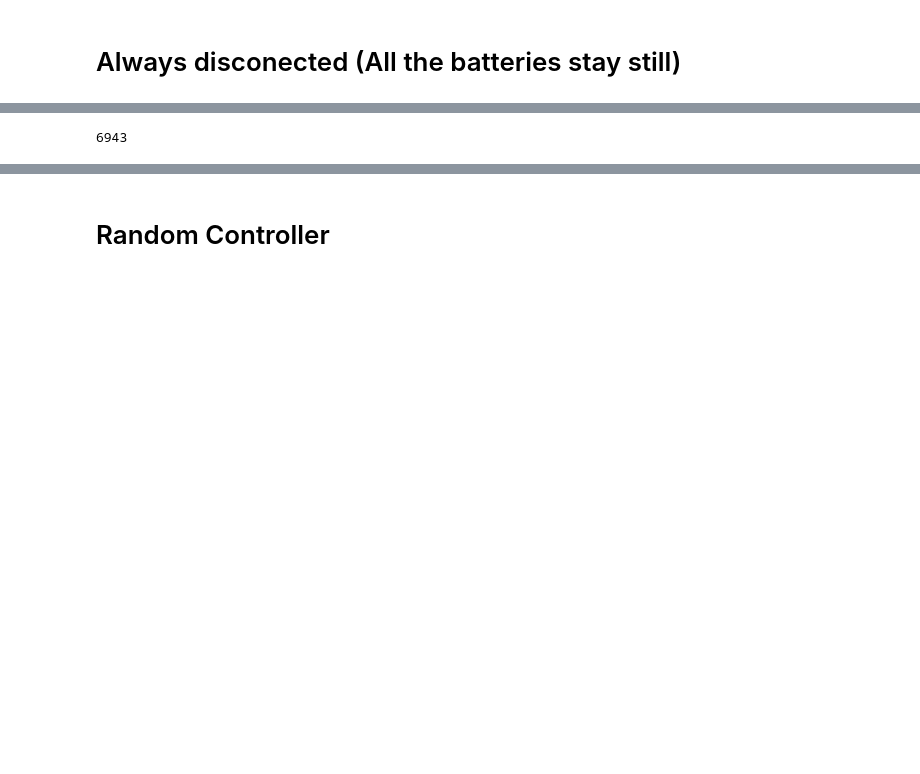
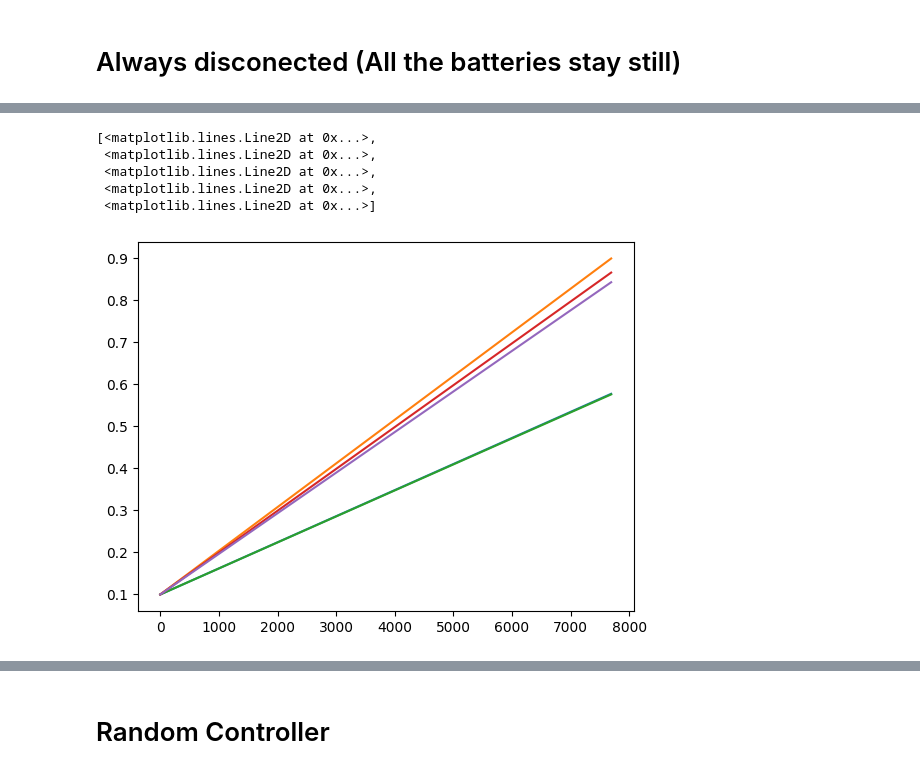
Before and after one commit to LeoBenac/BMS_project, a Jupyter notebook: bms_project_new.ipynb, the cells around one changed output, grey strips where cells are left out. Drawn from its saved outputs; the diff is of its cells as text; code cells hidden in the pictures; blank space fills up the shorter version.

```diff
--- a/bms_project_new.ipynb
+++ b/bms_project_new.ipynb
@@ -47,7 +68,12 @@ Sum of rewards: -26.644991459265576
 # %%
-len(states_1)
+plt.plot(np.arange(len(states_1)), states_1)
 # %% [output]
-6943
+[<matplotlib.lines.Line2D at 0x...>,
+ <matplotlib.lines.Line2D at 0x...>,
+ <matplotlib.lines.Line2D at 0x...>,
+ <matplotlib.lines.Line2D at 0x...>,
+ <matplotlib.lines.Line2D at 0x...>]
+[figure, added]
 # %%
 plot_bms_evolution(bms, states_1, states_voltage_1, actions_1, rewards_1, dones_1, include_bad_rewards=True)
 # %% [output]
```
Also changed, not shown: parts of 39 cells of this notebook.
